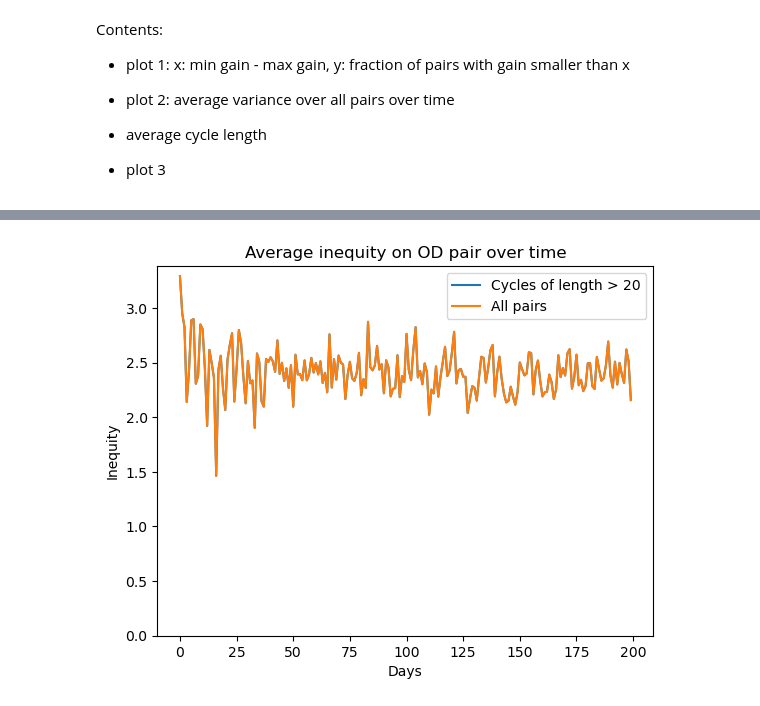
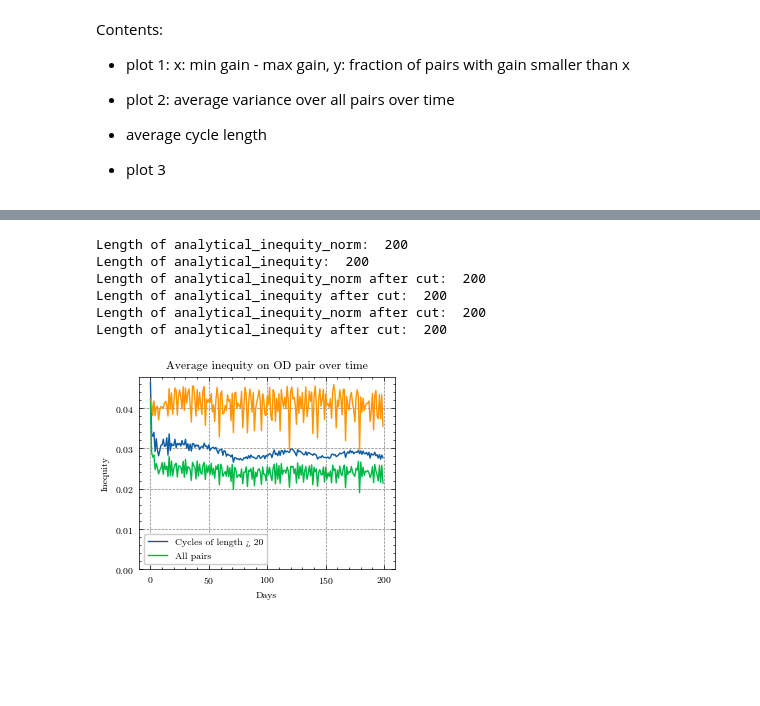
Before and after one commit to COeXISTENCE-PROJECT/Wardropian_cycles, a Jupyter notebook: Greedy_algorithm/plots_numerical_results.ipynb, the cells around one changed output, grey strips where cells are left out. Drawn from its saved outputs; the diff is of its cells as text; code cells hidden in the pictures; blank space fills up the shorter version.

```diff
--- a/Greedy_algorithm/plots_numerical_results.ipynb
+++ b/Greedy_algorithm/plots_numerical_results.ipynb
@@ -18,4 +18,13 @@ import matplotlib.pyplot as plt
 import numpy as np
 import pandas as pd
 import re
+
+import scienceplots
+
+plt.style.use(["science", "nature", "grid", "no-latex"])
+# %%
+def extend_to_length(arr, target_length=200):
+    repeats = (target_length + len(arr) - 1) // len(arr)  # number of times to repeat
+    extended = (arr * repeats)[:target_length]
+    return extended
 # %%
@@ -253,0 +291,19 @@ plt.show()
+# %%
+#distribution of the analytical convergence compared to the gcd
+plt.figure()
+#increase the font size of the labels
+plt.rcParams.update({'font.size': 8})
+#increase the font size of the axis and legend
+
+plt.rcParams.update({'axes.labelsize': 10, 'legend.fontsize': 10, 'xtick.labelsize': 8, 'ytick.labelsize': 8})
+plt.hist(df["gcd_analytical"], bins=100, alpha=0.5, label='GCD analytical',  linewidth=2)
+plt.hist(df["analytical"], bins=100, alpha=0.5, label='Analytical',  linewidth=2)
+plt.title("Difference that GCD optimization makes in analytical convergence \nfor the Barcelona network")
+plt.xlabel("Length of a cycle (days)")
+plt.ylabel("Number of OD pairs")
+plt.legend()
+plt.xlim(0, 100)
+plt.axvline(x=last_bin, color='white', linewidth=3)
+#save transparent
+plt.savefig("analytical_vs_gcd_analytical.png", dpi=300, bbox_inches='tight', transparent=True)
+plt.show()
@@ -374,21 +432,42 @@ df2 = df2.sort_values(by="ratio")
+# %%
+# check length of arrays at df['analytical_inequity_norm'] and df['analytical_inequity']
+print("Length of analytical_inequity_norm: ", df['analytical_inequity_norm'].apply(len).max())
+print("Length of analytical_inequity: ", df['analytical_inequity'].apply(len).max())
+# cut at 200
+df['analytical_inequity_norm'] = df['analytical_inequity_norm'].apply(lambda x: x[:200])
+df['analytical_inequity'] = df['analytical_inequity'].apply(lambda x: x[:200])
+
+print("Length of analytical_inequity_norm after cut: ", df['analytical_inequity_norm'].apply(len).max())
+print("Length of analytical_inequity after cut: ", df['analytical_inequity'].apply(len).max())
+print("Length of analytical_inequity_norm after cut: ", df['analytical_inequity_norm'].apply(len).min())
+print("Length of analytical_inequity after cut: ", df['analytical_inequity'].apply(len).min())
+# %% [output]
+Length of analytical_inequity_norm:  200
+Length of analytical_inequity:  200
+Length of analytical_inequity_norm after cut:  200
+Length of analytical_inequity after cut:  200
+Length of analytical_inequity_norm after cut:  200
+Length of analytical_inequity after cut:  200
 # %%
 # plot average inequity for non-converging cycles with tolerance
 avg_inequity = np.mean(df3['inequity'].to_list(), axis=0)
 avg_inequity_all = np.mean(df['inequity'].to_list(), axis=0)
+avg_analytical_inequity = np.mean(df['analytical_inequity'].to_list(), axis=0)
 df4 = df[df["analytical"] > 20]
 avg_inequity_analytical = np.mean(df4['inequity'].to_list(), axis=0)
 plt.figure()
 # plt.plot(avg_inequity)
 plt.plot(avg_inequity_analytical)
 plt.plot(avg_inequity_all)
+plt.plot(avg_analytical_inequity)
 plt.ylim(ymin=0)
 plt.xlabel("Days")
 plt.ylabel("Inequity")
 plt.title("Average inequity on OD pair over time")
 plt.legend(["Cycles of length > 20", "All pairs"])
 plt.show()
 # %% [output]
-[figure, old version]
+[figure, new version]
 # %%
 # pick 5 random pairs and plot their inequity
 # stop plotting each pair after it reaches minimum inequity
```
Also changed, not shown: parts of 22 cells of this notebook, 9 other files.
